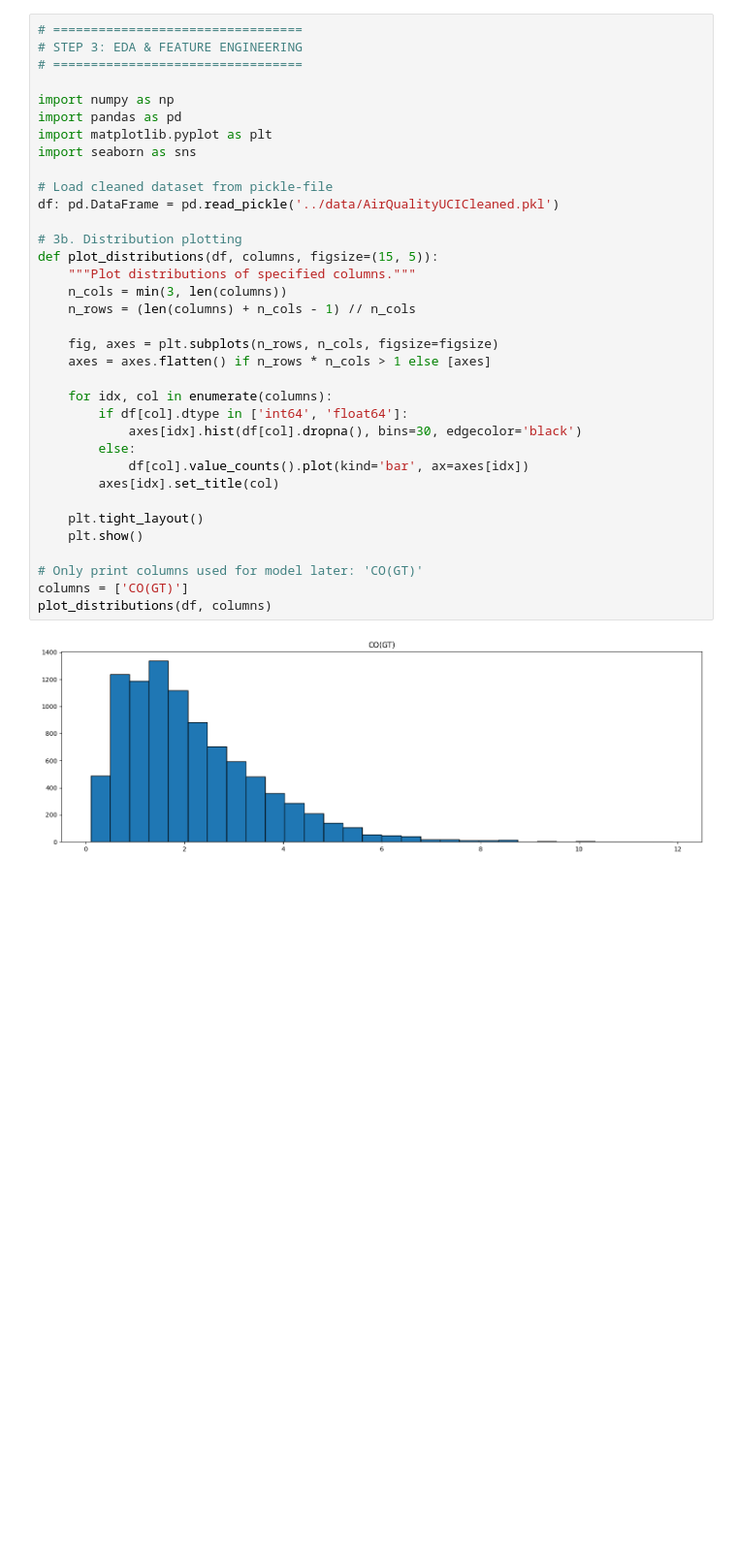
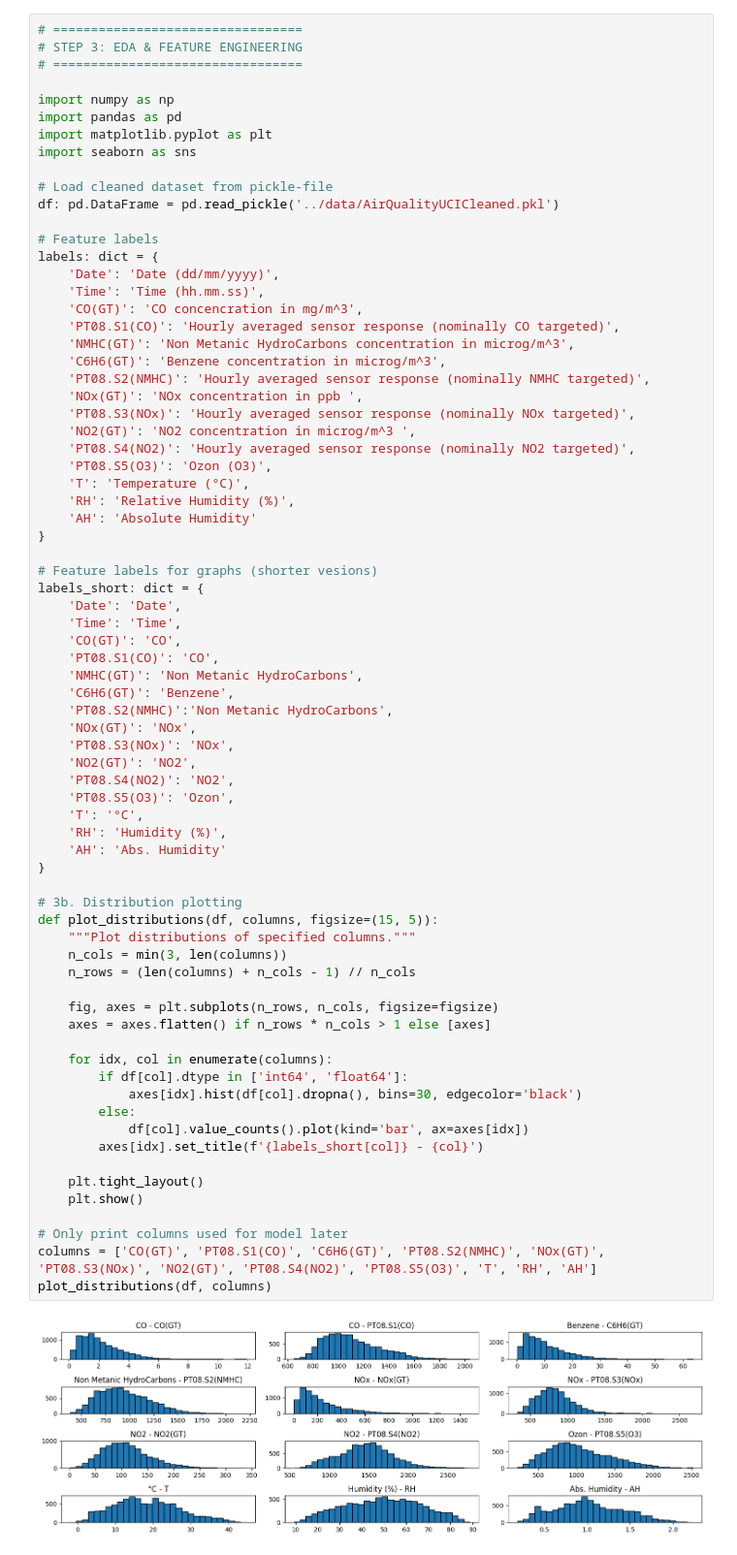
Before and after one commit to sebdied/AIM-capstone-project, a Jupyter notebook: notebooks/02_Feature_Engineering.ipynb, the cells around one changed output. Shown at 97% size. Drawn from its saved outputs; the diff is of its cells as text; blank space fills up the shorter version.

```diff
--- a/notebooks/02_Feature_Engineering.ipynb
+++ b/notebooks/02_Feature_Engineering.ipynb
@@ -4,34 +4,72 @@
 # =================================
 
 import numpy as np
 import pandas as pd
 import matplotlib.pyplot as plt
 import seaborn as sns
 
 # Load cleaned dataset from pickle-file
 df: pd.DataFrame = pd.read_pickle('../data/AirQualityUCICleaned.pkl')
+
+# Feature labels
+labels: dict = {
+    'Date': 'Date (dd/mm/yyyy)',
+    'Time': 'Time (hh.mm.ss)',
+    'CO(GT)': 'CO concencration in mg/m^3',
+    'PT08.S1(CO)': 'Hourly averaged sensor response (nominally CO targeted)',
+    'NMHC(GT)': 'Non Metanic HydroCarbons concentration in microg/m^3',
+    'C6H6(GT)': 'Benzene concentration in microg/m^3',
+    'PT08.S2(NMHC)': 'Hourly averaged sensor response (nominally NMHC targeted)',
+    'NOx(GT)': 'NOx concentration in ppb ',
+    'PT08.S3(NOx)': 'Hourly averaged sensor response (nominally NOx targeted)',
+    'NO2(GT)': 'NO2 concentration in microg/m^3 ',
+    'PT08.S4(NO2)': 'Hourly averaged sensor response (nominally NO2 targeted)',
+    'PT08.S5(O3)': 'Ozon (O3)',
+    'T': 'Temperature (°C)',
+    'RH': 'Relative Humidity (%)',
+    'AH': 'Absolute Humidity'
+}
+
+# Feature labels for graphs (shorter vesions)
+labels_short: dict = {
+    'Date': 'Date',
+    'Time': 'Time',
+    'CO(GT)': 'CO',
+    'PT08.S1(CO)': 'CO',
+    'NMHC(GT)': 'Non Metanic HydroCarbons',
+    'C6H6(GT)': 'Benzene',
+    'PT08.S2(NMHC)':'Non Metanic HydroCarbons',
+    'NOx(GT)': 'NOx',
+    'PT08.S3(NOx)': 'NOx',
+    'NO2(GT)': 'NO2',
+    'PT08.S4(NO2)': 'NO2',
+    'PT08.S5(O3)': 'Ozon',
+    'T': '°C',
+    'RH': 'Humidity (%)',
+    'AH': 'Abs. Humidity'
+}
 
 # 3b. Distribution plotting
 def plot_distributions(df, columns, figsize=(15, 5)):
     """Plot distributions of specified columns."""
     n_cols = min(3, len(columns))
     n_rows = (len(columns) + n_cols - 1) // n_cols
 
     fig, axes = plt.subplots(n_rows, n_cols, figsize=figsize)
     axes = axes.flatten() if n_rows * n_cols > 1 else [axes]
 
     for idx, col in enumerate(columns):
         if df[col].dtype in ['int64', 'float64']:
             axes[idx].hist(df[col].dropna(), bins=30, edgecolor='black')
         else:
             df[col].value_counts().plot(kind='bar', ax=axes[idx])
-        axes[idx].set_title(col)
+        axes[idx].set_title(f'{labels_short[col]} - {col}')
 
     plt.tight_layout()
     plt.show()
 
-# Only print columns used for model later: 'CO(GT)'
-columns = ['CO(GT)']
+# Only print columns used for model later
+columns = ['CO(GT)', 'PT08.S1(CO)', 'C6H6(GT)', 'PT08.S2(NMHC)', 'NOx(GT)', 'PT08.S3(NOx)', 'NO2(GT)', 'PT08.S4(NO2)', 'PT08.S5(O3)', 'T', 'RH', 'AH']
 plot_distributions(df, columns)
 # %% [output]
-[figure, old version]
+[figure, new version]
```
Also changed, not shown: 2 other files.
